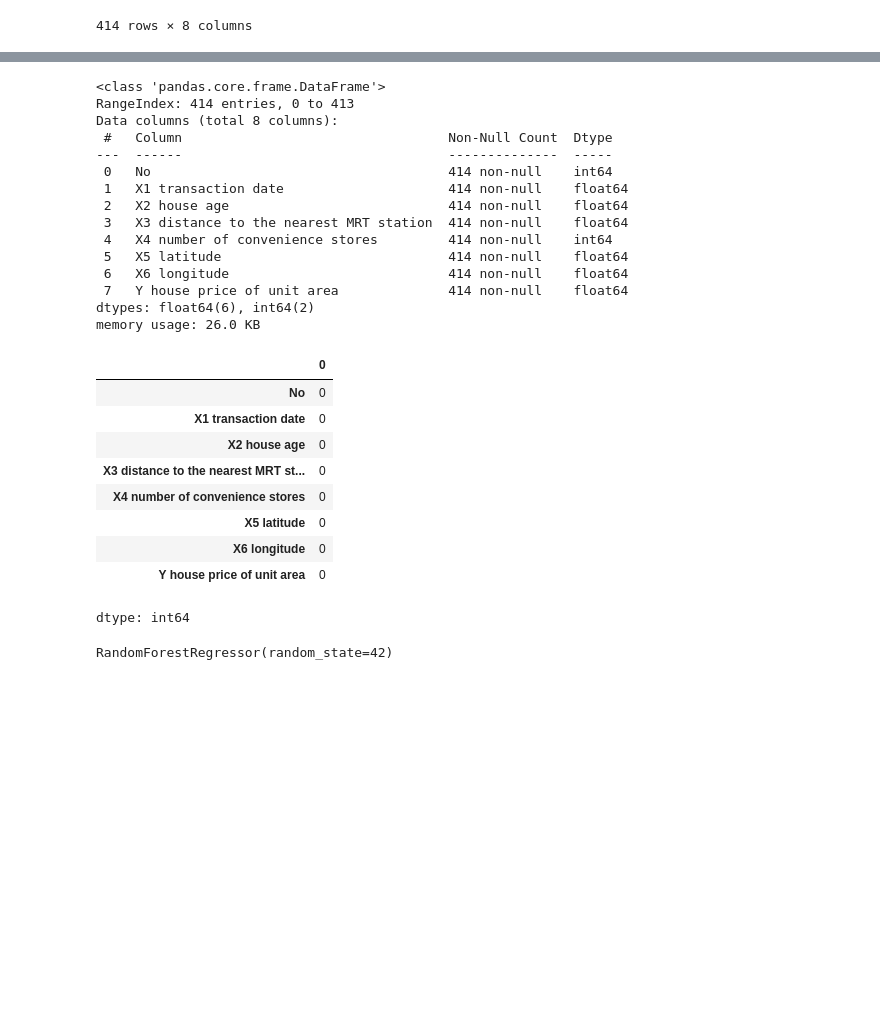
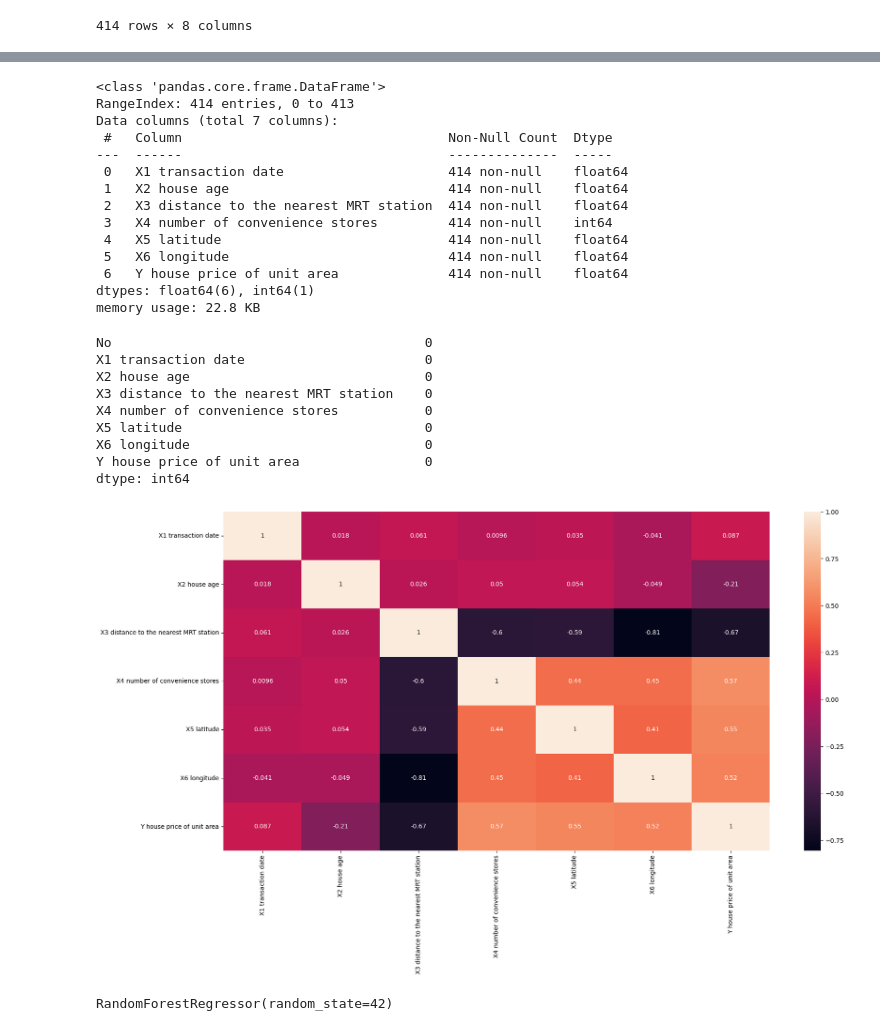
Before and after one commit to jee-man-x/Machine_learning, a Jupyter notebook: RandomForestRefressor_on_RealEstate_&_DimondPrice_Dataset.ipynb, the cells around one changed output, grey strips where cells are left out. Cells and saved outputs as stored; diff of their text form; code cells hidden in the pictures; blank space fills up the shorter version.

```diff
--- a/RandomForestRefressor_on_RealEstate_&_DimondPrice_Dataset.ipynb
+++ b/RandomForestRefressor_on_RealEstate_&_DimondPrice_Dataset.ipynb
@@ -157,34 +190,41 @@ df.describe()
+# %%
+df=df.drop(columns=['No'])
 # %%
 df.info()
 # %% [output]
 <class 'pandas.core.frame.DataFrame'>
 RangeIndex: 414 entries, 0 to 413
-Data columns (total 8 columns):
+Data columns (total 7 columns):
  #   Column                                  Non-Null Count  Dtype
 ---  ------                                  --------------  -----
- 0   No                                      414 non-null    int64
- 1   X1 transaction date                     414 non-null    float64
- 2   X2 house age                            414 non-null    float64
- 3   X3 distance to the nearest MRT station  414 non-null    float64
- 4   X4 number of convenience stores         414 non-null    int64
- 5   X5 latitude                             414 non-null    float64
- 6   X6 longitude                            414 non-null    float64
- 7   Y house price of unit area              414 non-null    float64
-dtypes: float64(6), int64(2)
-memory usage: 26.0 KB
+ 0   X1 transaction date                     414 non-null    float64
+ 1   X2 house age                            414 non-null    float64
+ 2   X3 distance to the nearest MRT station  414 non-null    float64
+ 3   X4 number of convenience stores         414 non-null    int64
+ 4   X5 latitude                             414 non-null    float64
+ 5   X6 longitude                            414 non-null    float64
+ 6   Y house price of unit area              414 non-null    float64
+dtypes: float64(6), int64(1)
+memory usage: 22.8 KB
 # %%
 df.isna().sum()
 # %% [output]
-|  | 0 |
-| No | 0 |
-| X1 transaction date | 0 |
-| X2 house age | 0 |
-| X3 distance to the nearest MRT st... | 0 |
-| X4 number of convenience stores | 0 |
-| X5 latitude | 0 |
-| X6 longitude | 0 |
-| Y house price of unit area | 0 |
+No                                        0
+X1 transaction date                       0
+X2 house age                              0
+X3 distance to the nearest MRT station    0
+X4 number of convenience stores           0
+X5 latitude                               0
+X6 longitude                              0
+Y house price of unit area                0
 dtype: int64
+# %%
+corr=df.corr()
+plt.figure(figsize=(20,10))
+sns.heatmap(corr,annot=True)
+plt.show()
+# %% [output]
+[figure, added]
 # %%
 x=df.drop('Y house price of unit area',axis=1)
 y=df['Y house price of unit area']
```
Also changed, not shown: parts of 19 cells of this notebook.
